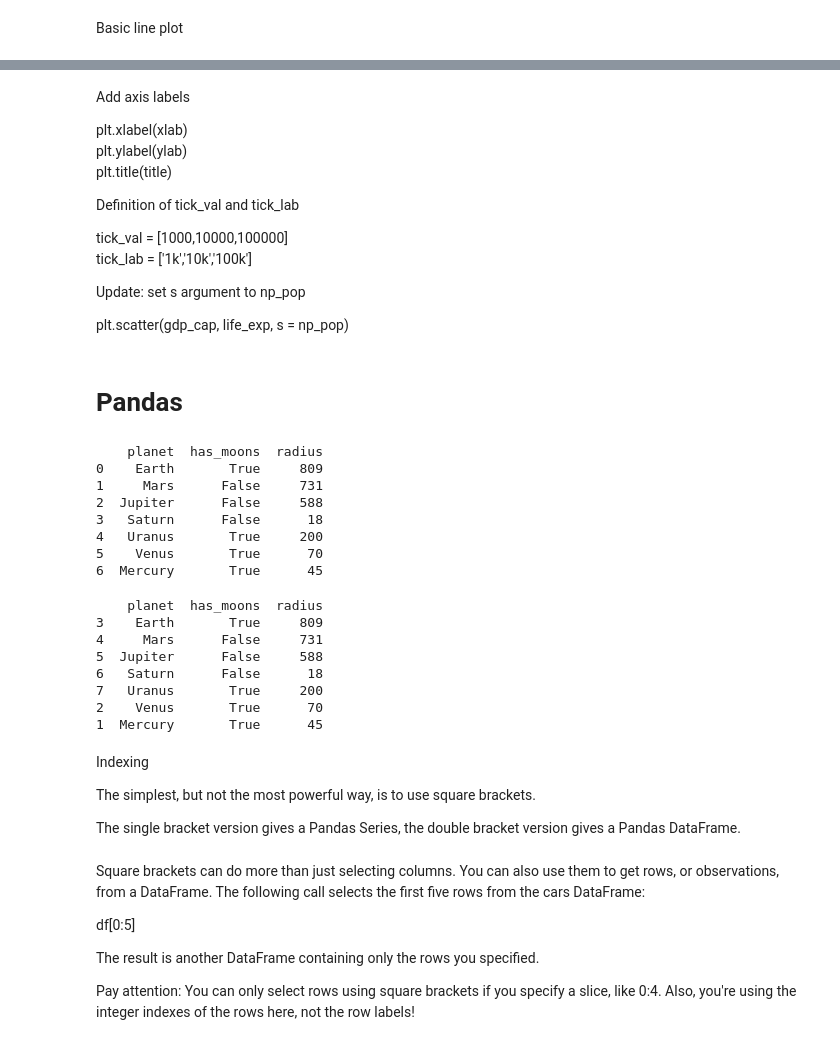
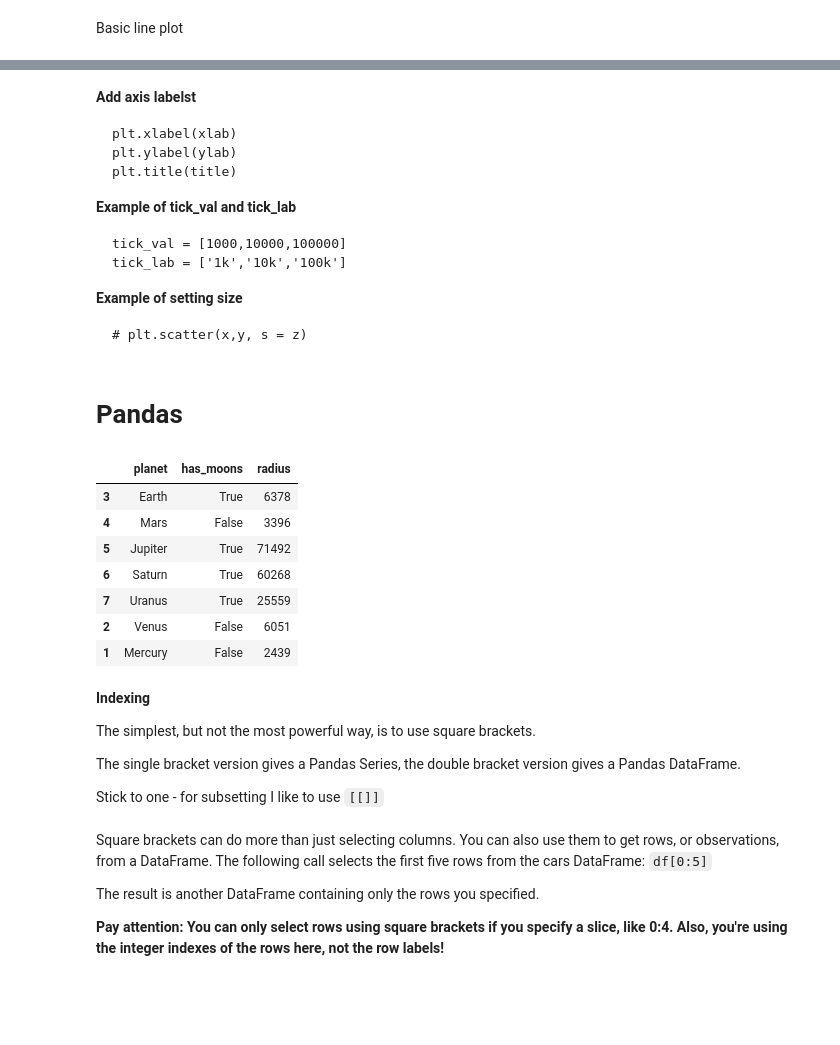
Before and after one commit to pallavrouth/AI-Bootcamp, a Jupyter notebook: Intermediate_python.ipynb, the cells around one changed output, grey strips where cells are left out. Drawn from its saved outputs; the diff is of its cells as text; code cells hidden in the pictures; blank space fills up the shorter version.

````diff
--- a/Intermediate_python.ipynb
+++ b/Intermediate_python.ipynb
@@ -443,18 +433,22 @@ plt.hist(age,bins=30)
 # %% [markdown]
-Add axis labels
-
+**Add axis labelst**
+```
 plt.xlabel(xlab)
 plt.ylabel(ylab)
 plt.title(title)
+```
+**Example of tick_val and tick_lab**
 
-Definition of tick_val and tick_lab
-
+```
 tick_val = [1000,10000,100000]
 tick_lab = ['1k','10k','100k']
+```
 
-Update: set s argument to np_pop
+**Example of setting size**
 
-plt.scatter(gdp_cap, life_exp, s = np_pop)
+```
+# plt.scatter(x,y, s = z)
+```
 # %% [markdown]
 # Pandas
 # %%
@@ -467,20 +461,20 @@ radius = [6378, 3396, 71492, 60268, 25559, 6051, 2439]
 import pandas as pd
 
 # Create dictionary
-solar_system_dict = {'planet':names, 'has_moons':dr, 'radius':cpc}
+solar_system_dict = {'planet':names, 'has_moons':moons, 'radius':radius}
 
 # Build a DataFrame
 solar_system = pd.DataFrame(solar_system_dict)
-# %%
-print(solar_system)
-# %% [output]
-    planet  has_moons  radius
-0    Earth       True     809
-1     Mars      False     731
-2  Jupiter      False     588
-3   Saturn      False      18
-4   Uranus       True     200
-5    Venus       True      70
-6  Mercury       True      45
+# %%
+solar_system
+# %% [output]
+|  | planet | has_moons | radius |
+| 3 | Earth | True | 6378 |
+| 4 | Mars | False | 3396 |
+| 5 | Jupiter | True | 71492 |
+| 6 | Saturn | True | 60268 |
+| 7 | Uranus | True | 25559 |
+| 2 | Venus | False | 6051 |
+| 1 | Mercury | False | 2439 |
 # %%
 # Definition of row_labels
@@ -489,20 +483,11 @@ row_labels = ['3', '4', '5', '6', '7', '2', '1']
 # Specify row labels of cars
 solar_system.index = row_labels
-# %%
-print(solar_system)
-# %% [output]
-    planet  has_moons  radius
-3    Earth       True     809
-4     Mars      False     731
-5  Jupiter      False     588
-6   Saturn      False      18
-7   Uranus       True     200
-2    Venus       True      70
-1  Mercury       True      45
 # %% [markdown]
-Indexing
+**Indexing**
 
 The simplest, but not the most powerful way, is to use square brackets.
 
 The single bracket version gives a Pandas Series, the double bracket version gives a Pandas DataFrame.
+
+Stick to one - for subsetting I like to use `[[]]`
 # %%
@@ -516,12 +499,10 @@ print(solar_system[['has_moons']])
 print(solar_system[['radius','has_moons']])
 # %% [markdown]
-Square brackets can do more than just selecting columns. You can also use them to get rows, or observations, from a DataFrame. The following call selects the first five rows from the cars DataFrame:
-
-df[0:5]
+Square brackets can do more than just selecting columns. You can also use them to get rows, or observations, from a DataFrame. The following call selects the first five rows from the cars DataFrame: `df[0:5]`
 
 The result is another DataFrame containing only the rows you specified.
 
-Pay attention: You can only select rows using square brackets if you specify a slice, like 0:4. Also, you're using the integer indexes of the rows here, not the row labels!
+**Pay attention: You can only select rows using square brackets if you specify a slice, like 0:4. Also, you're using the integer indexes of the rows here, not the row labels!**
 # %%
 # Print out first 3 observations
 print(solar_system[0:3])
````
Also changed, not shown: parts of 52 cells of this notebook.
